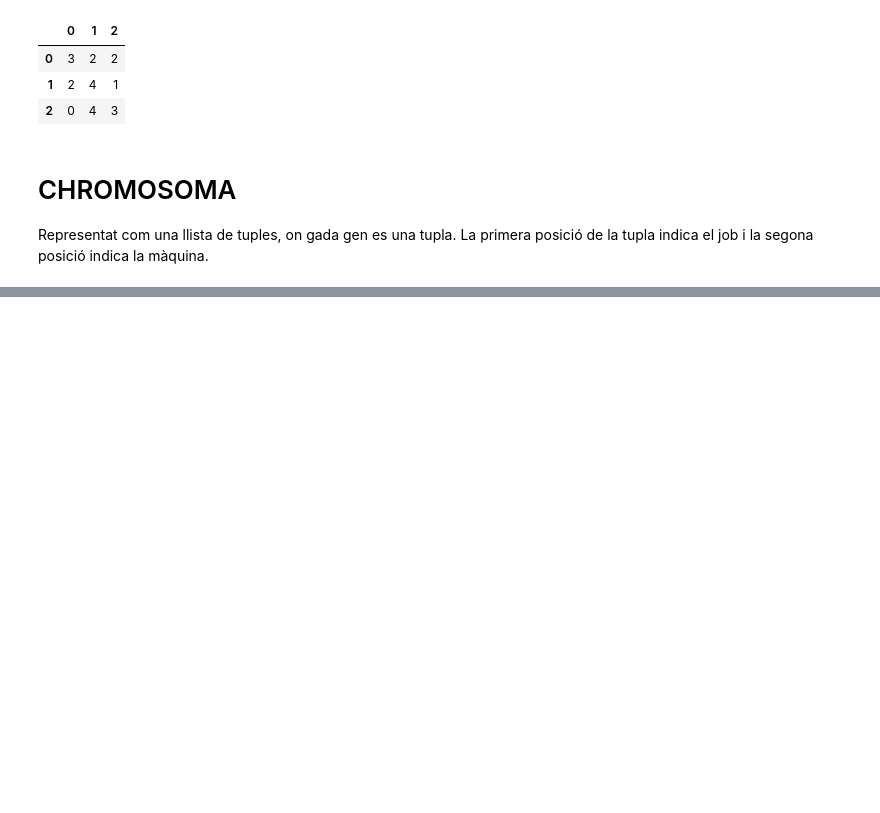
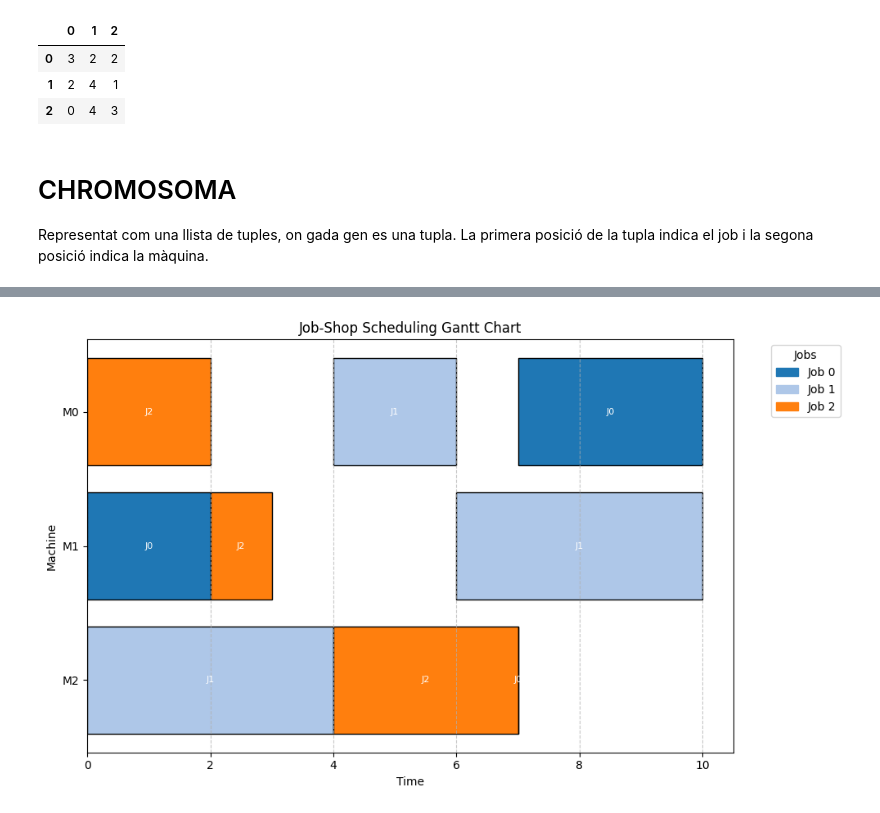
Before and after one commit to Marina-LA/Job-Shop-Scheduling-Genetic-Algorithm, a Jupyter notebook: jssp-ga.ipynb, the cells around one changed output, grey strips where cells are left out. Saved outputs shown, nothing was run; the diff lists cells and outputs as text; code cells hidden in the pictures; blank space fills up the shorter version.

```diff
--- a/jssp-ga.ipynb
+++ b/jssp-ga.ipynb
@@ -21,7 +23,7 @@ Representat com una llista de tuples, on gada gen es una tupla. La primera posic
 params = {"population_size": 10,
           "mutation_rate": 0.4,
           "crossover_rate": 0.5,
-          "max_generations": 100,
+          "max_generations": 2,
           "tournament_size": 4}
 # %%
 def generate_inital_population(data, population_size):
@@ -93,23 +95,19 @@ def crossover(parent1, parent2, probability): # Uniform crossover
 def mutation(chromosome, mutation_probability):
     size = len(chromosome)
     original_genes = set(chromosome)
+    mutated_genes = set()
+    new_chromosome = []
 
     for i in range(size):
         if random.random() < mutation_probability:
             job, machine = chromosome[i]
-            if random.random() < 0.5:
-                job = random.randint(0, max(job for job, _ in chromosome))
-            else:
-                machine = random.randint(0, max(machine for _, machine in chromosome))
-            mutated_gene = (job, machine)
+            mutated_gene = (machine, job)  # Swap job and machine
+            mutated_genes.add(mutated_gene)
 
-            # Check if the gene is already in the chromosome
-            if mutated_gene in chromosome:
-                # Find a missing gene
-                missing_genes = list(original_genes - set(chromosome))
-                if missing_genes:
-                    mutated_gene = missing_genes.pop(0)
-            chromosome[i] = mutated_gene
+    for gene in mutated_genes:
+        new_chromosome.append(gene)
+        missing_genes = [gene for gene in original_genes if gene not in mutated_genes]
+        new_chromosome.extend(missing_genes)
 
     return chromosome
 # %%
@@ -152,0 +155,3 @@ gen_algorithm(data, params)
+# %%
+best_solution, fitness = gen_algorithm(data, params)
+best_solution
@@ -152,0 +226,4 @@ gen_algorithm(data, params)
+# %%
+plot_solution(best_solution, data)
+# %% [output]
+[figure, added]
```
Also changed, not shown: parts of 5 cells of this notebook.
